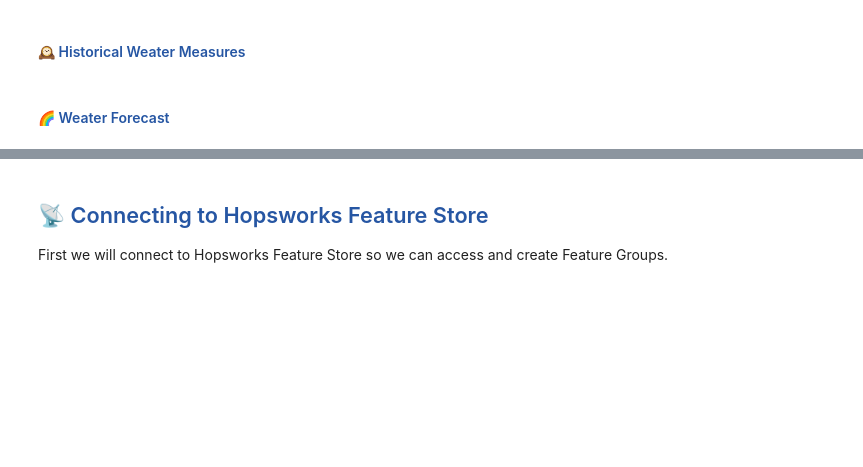
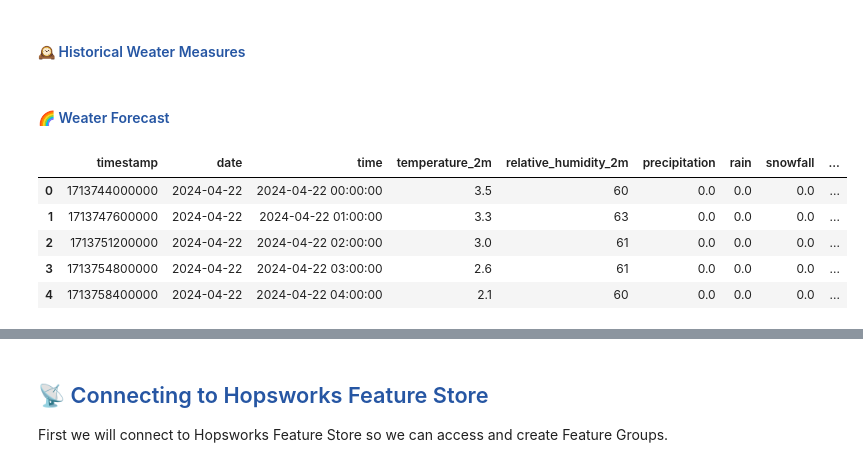
Before and after one commit to Camillahannesbo/BDS_MLOPs_Assignment, a Jupyter notebook: notebooks/2_feature_pipeline.ipynb, the cells around one changed output, grey strips where cells are left out. Cells and saved outputs as stored; diff of their text form; code cells hidden in the pictures; blank space fills up the shorter version.

Commit message:
added float for weather in 2_nb

```diff
--- a/notebooks/2_feature_pipeline.ipynb
+++ b/notebooks/2_feature_pipeline.ipynb
@@ -109,4 +109,11 @@ weather_forecast_df = weater_measures.forecast_weater_measures(
 )
 # %%
 # Display the first 5 rows of the dataframe
-weather_forecast_df
+weather_forecast_df.head(5)
+# %% [output]
+|  | timestamp | date | time | temperature_2m | relative_humidity_2m | precipitation | rain | snowfall | ... |
+| 0 | 1713744000000 | 2024-04-22 | 2024-04-22 00:00:00 | 3.5 | 60 | 0.0 | 0.0 | 0.0 | ... |
+| 1 | 1713747600000 | 2024-04-22 | 2024-04-22 01:00:00 | 3.3 | 63 | 0.0 | 0.0 | 0.0 | ... |
+| 2 | 1713751200000 | 2024-04-22 | 2024-04-22 02:00:00 | 3.0 | 61 | 0.0 | 0.0 | 0.0 | ... |
+| 3 | 1713754800000 | 2024-04-22 | 2024-04-22 03:00:00 | 2.6 | 61 | 0.0 | 0.0 | 0.0 | ... |
+| 4 | 1713758400000 | 2024-04-22 | 2024-04-22 04:00:00 | 2.1 | 60 | 0.0 | 0.0 | 0.0 | ... |
```
Also changed, not shown: parts of 9 cells of this notebook.
